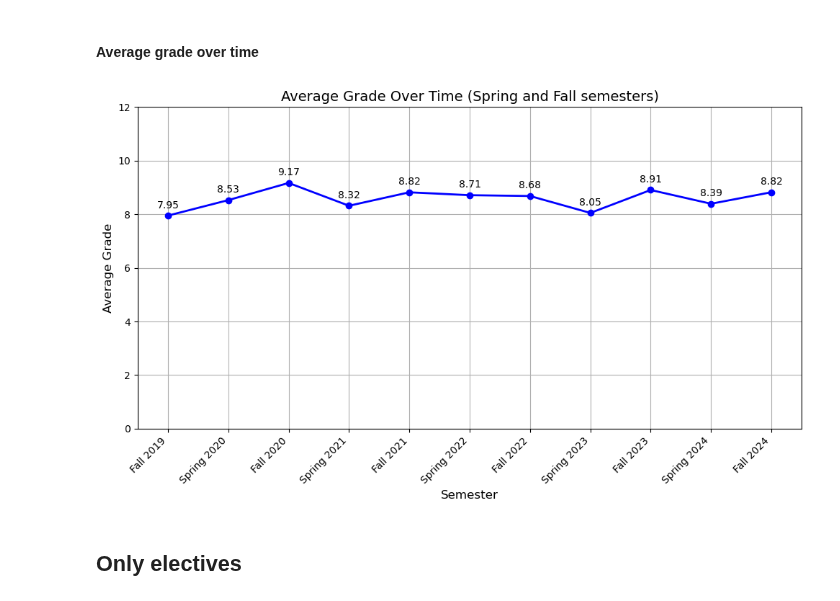
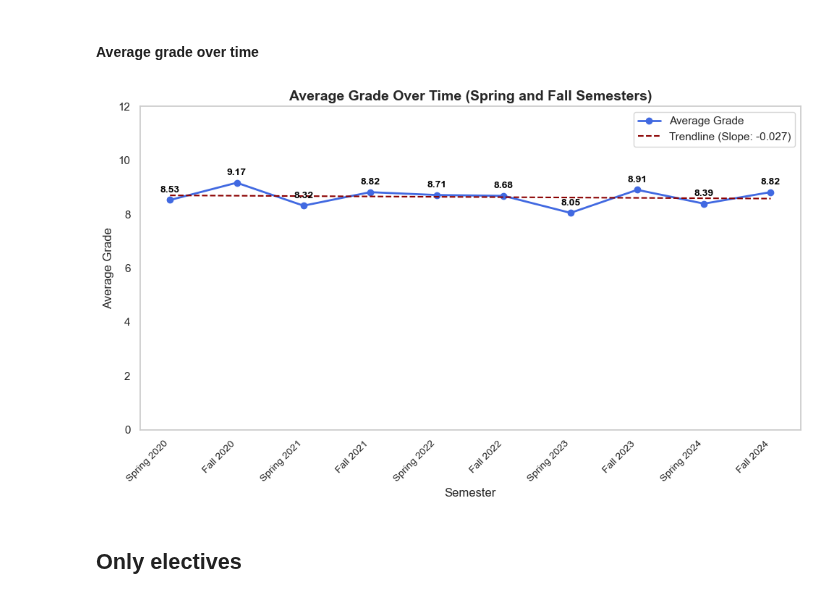
Before and after one commit to Alex-Nielsen-manden/Alex-Nielsen-manden.github.io, a Jupyter notebook: Data load/Final Project B.ipynb, the cells around one changed output. Saved outputs shown, nothing was run; the diff lists cells and outputs as text; code cells hidden in the pictures.

```diff
--- a/Data load/Final Project B.ipynb
+++ b/Data load/Final Project B.ipynb
@@ -539,6 +540,9 @@ df_n2 = CD.copy()
 
 # Extract the year from the 'Semester' column
 df_n2['Year'] = df_n2['Semester'].str.extract(r'(\d{4})').astype(int)
+
+# Exclude 2019 from the DataFrame
+df_n2 = df_n2[df_n2['Year'] != 2019]
 
 # Map the semesters (Fall/Spring) to numerical values for sorting
 df_n2['Semester_Num'] = df_n2['Semester'].apply(lambda x: 1 if 'Spring' in x else 2)
@@ -554,41 +558,74 @@ df_n2.dropna(subset=['Time', 'Average grade'], inplace=True)
 
 # Group by 'Time' and calculate average grade
 grades_over_time = df_n2.groupby('Time')['Average grade'].mean().reset_index()
 
+# Fit a linear regression to show overall trend
+model = LinearRegression()
+model.fit(grades_over_time['Time'].values.reshape(-1, 1), grades_over_time['Average grade'])
+
+# Predict values from the linear regression model
+grades_over_time['Trend'] = model.predict(grades_over_time['Time'].values.reshape(-1, 1))
+
+# Calculate the slope to label the trendline as positive or negative
+slope = model.coef_[0]
+intercept = model.intercept_
+
+# Create a label for the slope
+slope_label = f"Slope: {slope:.3f}"
+
 # Plotting
 plt.figure(figsize=(10, 6))
 
-# Plot the data with a line
-plt.plot(grades_over_time['Time'], grades_over_time['Average grade'], marker='o', color='b', linestyle='-', linewidth=2)
+# Plot the average grades over time (original color - blue)
+plt.plot(grades_over_time['Time'], grades_over_time['Average grade'], marker='o', color='royalblue', linestyle='-', linewidth=2, label='Average Grade')
+
+# Plot the linear trendline (original color - red)
+plt.plot(grades_over_time['Time'], grades_over_time['Trend'], color='darkred', linestyle='--', label=f'Trendline ({slope_label})')
 
 # Title and labels
-plt.title('Average Grade Over Time (Spring and Fall semesters)', fontsize=14)
+plt.title('Average Grade Over Time (Spring and Fall Semesters)', fontsize=14, fontweight='bold')
 plt.xlabel('Semester', fontsize=12)
 plt.ylabel('Average Grade', fontsize=12)
 
 # Set y-axis range from 0 to 12
 plt.ylim(0, 12)
 
 # Customize x-ticks to show both semester and year in a cleaner format
 x_ticks = grades_over_time['Time']
 x_labels = [f"Spring {int(t)}" if t % 1 == 0 else f"Fall {int(t)}" for t in x_ticks]
 plt.xticks(x_ticks, labels=x_labels, rotation=45, ha='right', fontsize=10)
 
-# Add data labels on the plot for each point
+# Add data labels on the plot for each point with bold annotation
 for i, row in grades_over_time.iterrows():
     plt.text(row['Time'], row['Average grade'] + 0.2, f"{row['Average grade']:.2f}",
-             ha='center', va='bottom', fontsize=10, color='black')
+             ha='center', va='bottom', fontsize=10, fontweight='bold', color='black')
 
-# Display a grid for clarity
-plt.grid(True)
+# Remove the grid for a cleaner look
+plt.grid(False)
+
+# Annotate the trendline with an arrow and label
+plt.annotate(f'Trend: {slope_label}',
+             xy=(0.8, 10),  # Position near the trendline (adjust for better visibility)
+             xytext=(0.8, 9),  # Slightly shifted to make space for the label
+             textcoords='figure fraction',
+             fontsize=12,
+             ha='center',
+             va='center',
+             color='darkred',
+             bbox=dict(facecolor='white', edgecolor='darkred', boxstyle='round,pad=0.3'),
+             arrowprops=dict(arrowstyle="->", connectionstyle="arc3,rad=.3", color='darkred'))
+
+# Show the legend
+plt.legend()
 
 # Adjust layout for better spacing
 plt.tight_layout()
 
+plt.savefig("average_grade_semester.png", dpi=300, bbox_inches="tight")
 # Show the plot
 plt.show()
 # %% [output]
-[figure, old version]
+[figure, new version]
 # %% [markdown]
 ## Only electives
 # %%
```
Also changed, not shown: parts of 7 cells of this notebook, 8 other files.
